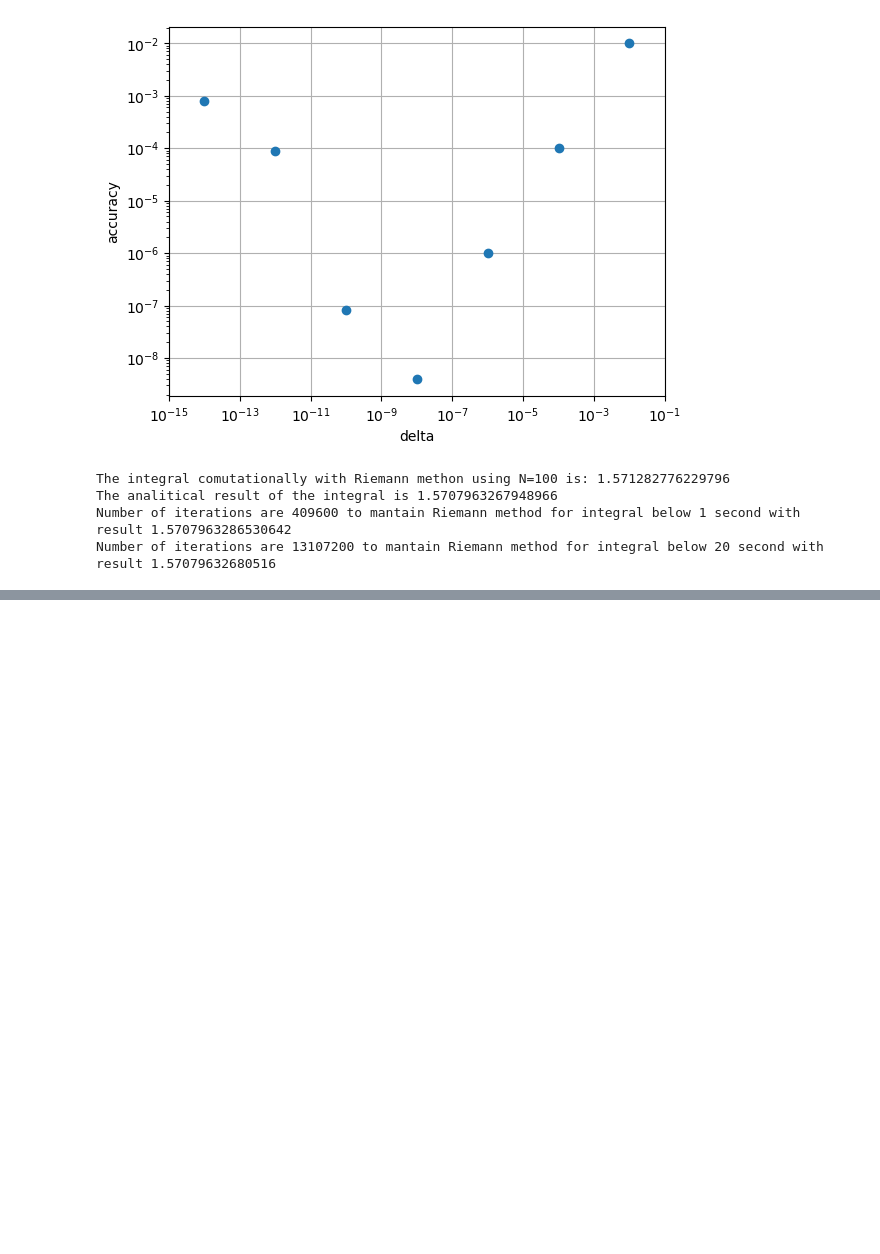
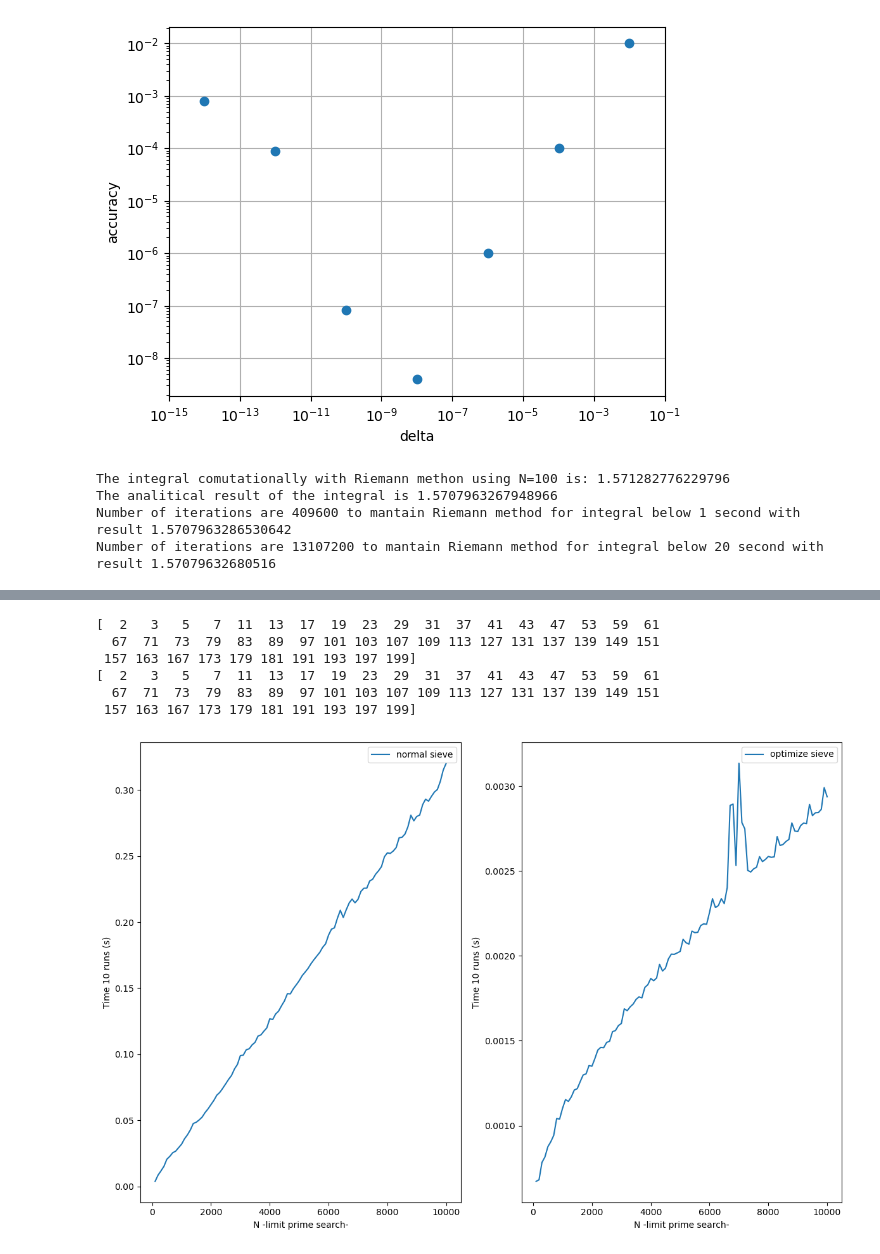
Before and after one commit to boscolomarco/LaboratoryOfComputationalPhysics_Y7, a Jupyter notebook: SIMULAZIONE_ESAME.ipynb, the cells around one changed output, grey strips where cells are left out. Drawn from its saved outputs; the diff is of its cells as text; code cells hidden in the pictures; blank space fills up the shorter version.

```diff
--- a/SIMULAZIONE_ESAME.ipynb
+++ b/SIMULAZIONE_ESAME.ipynb
@@ -0,0 +160,16 @@
+# %%
+#1.1
+#----------queste come list comprehension-----------
+# 1
+ans = []
+for i in range(3):
+    for j in range(4):
+        ans.append((i, j))
+print(ans)
+# 2
+ans = map(lambda x: x*x, filter(lambda x: x%2 == 0, range(5)))
+print (list(ans))
+#---------------------------------------------------
+
+print( [(i,j) for i in range(3) for j in range(4) ] )
+print( [x*x for x in range(5) if x%2 == 0] )
@@ -176,0 +782,55 @@ Number of iterations are 13107200 to mantain Riemann method for integral below 2
+# %%
+#4.7
+import matplotlib.pyplot as plt
+from math import ceil
+import numpy as np
+import timeit
+
+def prime(N=99):
+    x=np.arange(0,N+1)
+    mask=np.full((N+1),True)
+    mask[0]=mask[1]=False
+    for i in range(2,N+1): mask[2*i:N+1:i]=False
+    return x[mask]
+
+print(prime(200))
+
+def prime_opt(N=99):
+    x=np.arange(0,N+1)
+    mask=np.full((N+1),True)
+    mask[0]=mask[1]=False
+    mask[4::2]=False #set even = 0
+    #ricordati che prima setti gli even = False e poi il CICLO E' SOLO SUI DISPARI!!!
+    for i in range(3,ceil(np.sqrt(N+1)),2): mask[i*i:N+1:2*i]=False
+    return x[mask]
+
+print(prime_opt(200))
+
+iteraz = 10 #number in timeit.timeit tenuto basso perché sennò esplodeva il pc con troppe iterazioni
+N = [100*i for i in range(1,101)]
+T1 = [timeit.timeit(lambda : prime(n) , number=iteraz) for n in N ]
+T2 = [timeit.timeit(lambda : prime_opt(n) , number=iteraz) for n in N]
+
+plt.figure(figsize=(12,8))
+plt.subplot(1,2,1)
+plt.plot(N,T1,'-',label='normal sieve')
+plt.legend()
+plt.ylabel(f"Time {iteraz} runs (s)")
+plt.xlabel("N -limit prime search-")
+
+plt.subplot(1,2,2)
+plt.plot(N,T2,'-',label='optimize sieve')
+plt.legend()
+plt.ylabel(f"Time {iteraz} runs (s)")
+plt.xlabel("N -limit prime search-")
+plt.tight_layout()
+
+plt.show()
+# %% [output]
+[  2   3   5   7  11  13  17  19  23  29  31  37  41  43  47  53  59  61
+  67  71  73  79  83  89  97 101 103 107 109 113 127 131 137 139 149 151
+ 157 163 167 173 179 181 191 193 197 199]
+[  2   3   5   7  11  13  17  19  23  29  31  37  41  43  47  53  59  61
+  67  71  73  79  83  89  97 101 103 107 109 113 127 131 137 139 149 151
+ 157 163 167 173 179 181 191 193 197 199]
+[figure, added]
```
Also changed, not shown: parts of 37 cells of this notebook.
